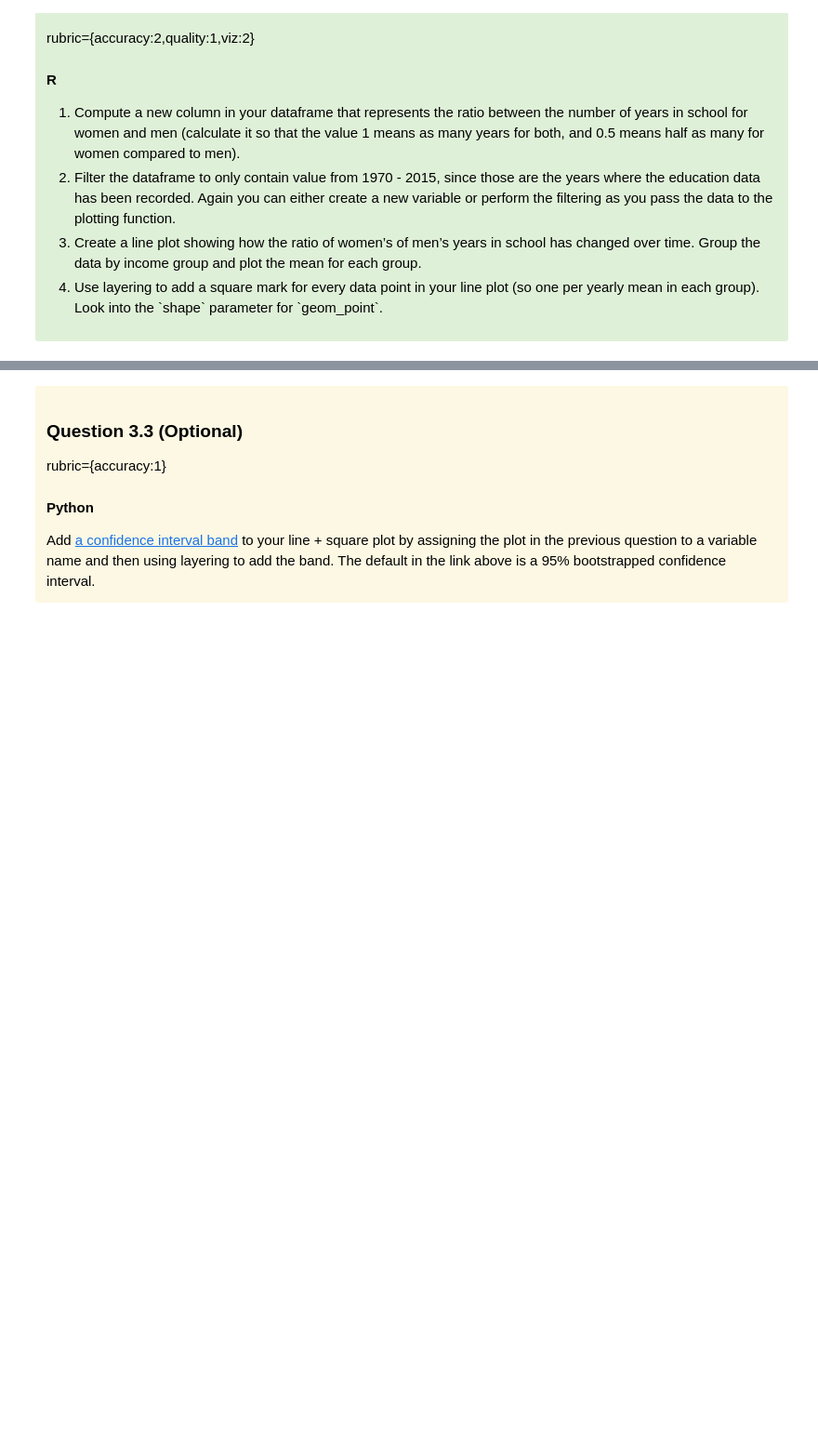
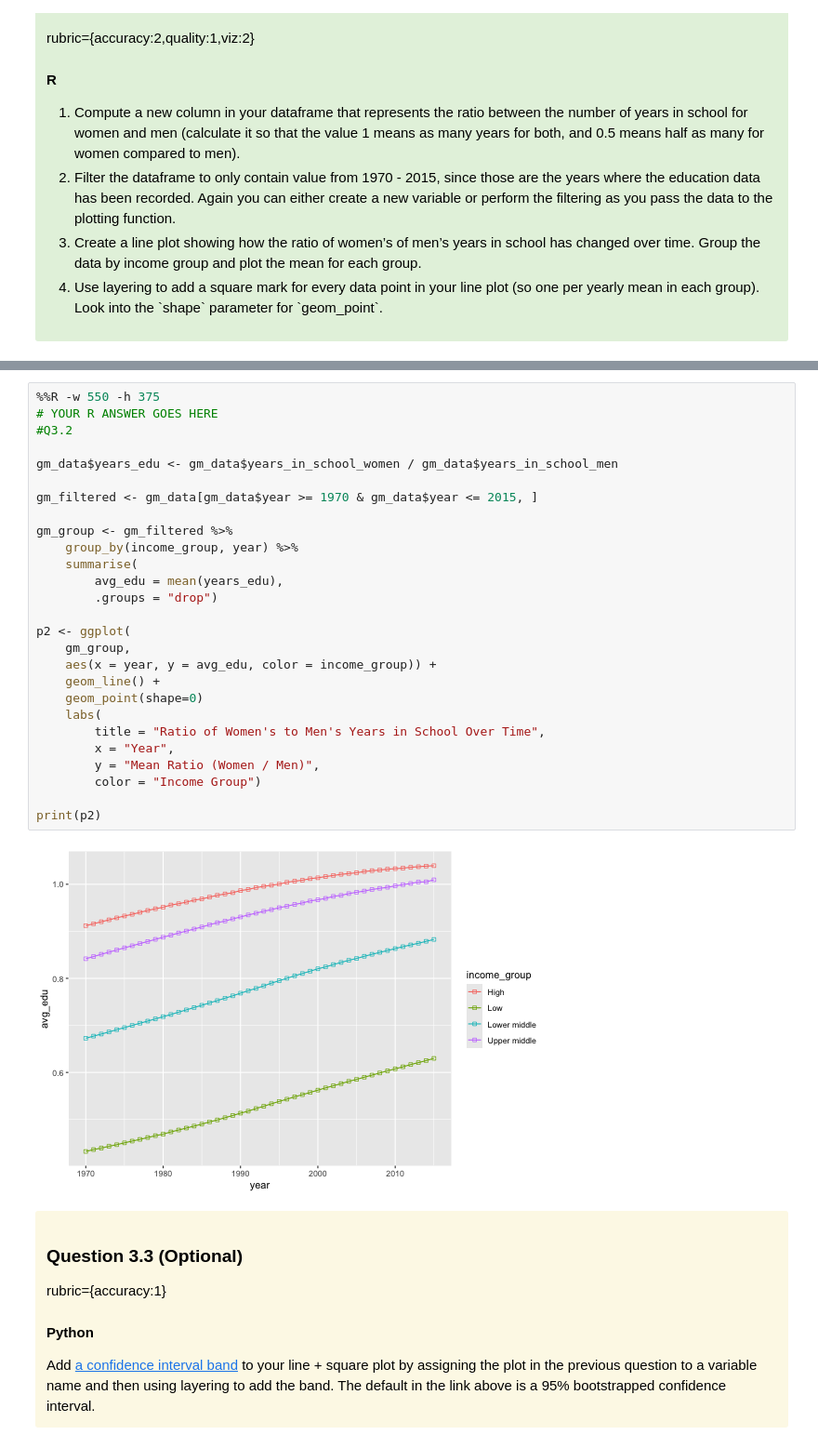
Before and after one commit to JordanKaseram/MDS-Data-550-Labs, a Jupyter notebook: Lab 1/lab1-Jordan.ipynb, the cells around one changed output, grey strips where cells are left out. Shown at 93% size. Cells and saved outputs as stored; diff of their text form; blank space fills up the shorter version.

```diff
--- a/Lab 1/lab1-Jordan.ipynb
+++ b/Lab 1/lab1-Jordan.ipynb
@@ -286,3 +279,32 @@ NULL
+# %%
+%%R -w 550 -h 375
+# YOUR R ANSWER GOES HERE
+#Q3.2
+
+gm_data$years_edu <- gm_data$years_in_school_women / gm_data$years_in_school_men
+
+gm_filtered <- gm_data[gm_data$year >= 1970 & gm_data$year <= 2015, ]
+
+gm_group <- gm_filtered %>%
+    group_by(income_group, year) %>%
+    summarise(
+        avg_edu = mean(years_edu),
+        .groups = "drop")
+
+p2 <- ggplot(
+    gm_group,
+    aes(x = year, y = avg_edu, color = income_group)) +
+    geom_line() +
+    geom_point(shape=0)
+    labs(
+        title = "Ratio of Women's to Men's Years in School Over Time",
+        x = "Year",
+        y = "Mean Ratio (Women / Men)",
+        color = "Income Group")
+
+print(p2)
+# %% [output]
+[figure, added]
 # %% [markdown]
 <div class="alert alert-warning" style="color:black">
 
```
Also changed, not shown: parts of 3 cells of this notebook, 2 other files.
